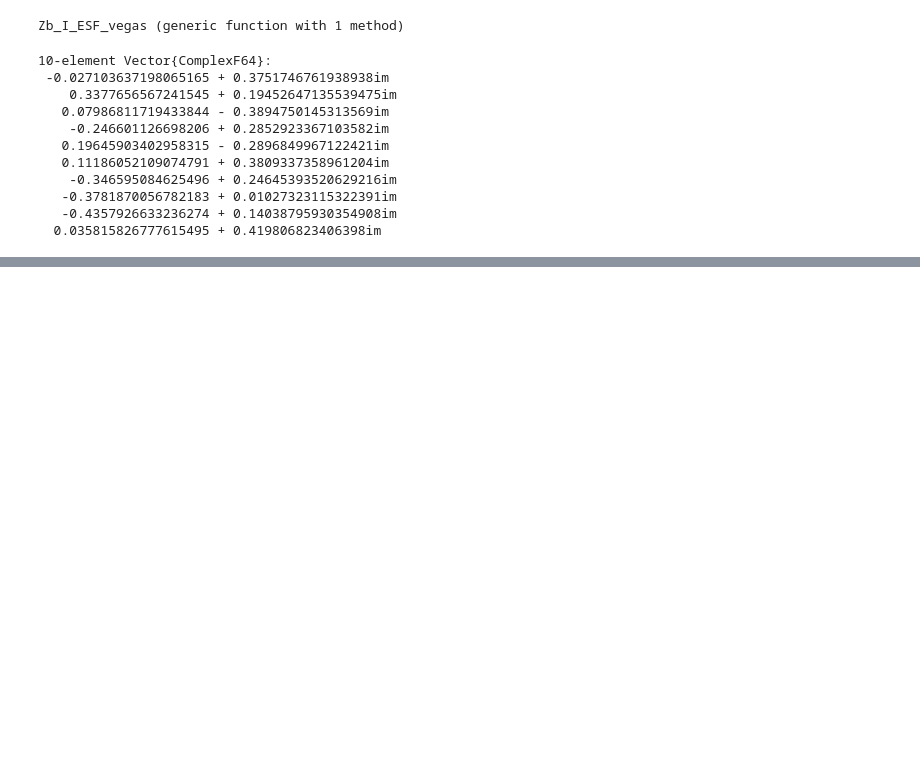
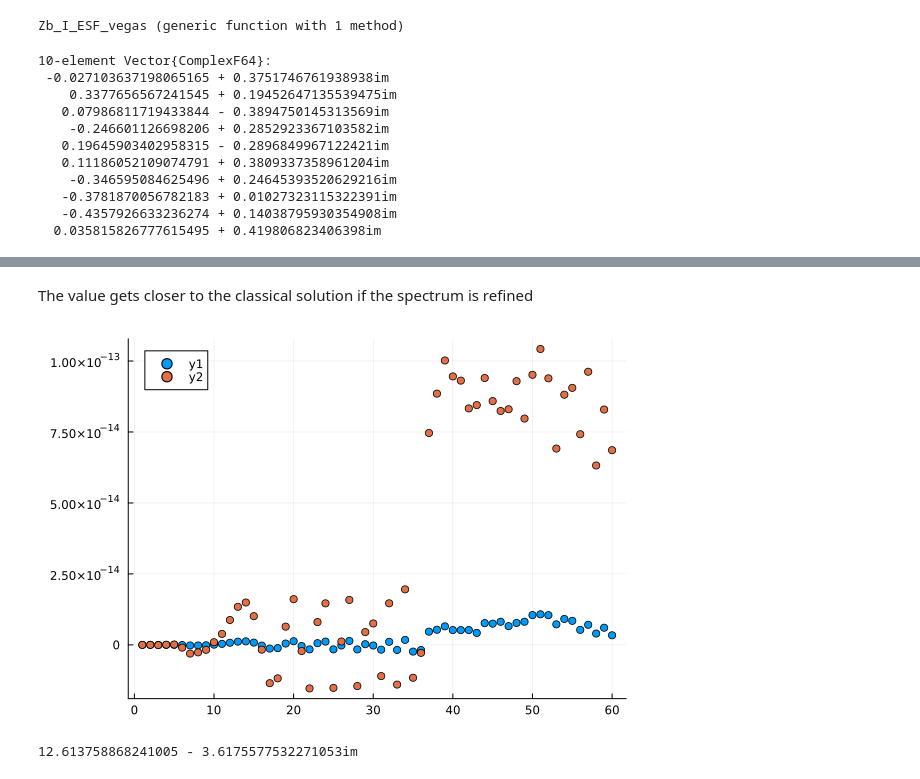
Before and after one commit to Jercheal/3d-cosmology, a Jupyter notebook: 3d_ESF_cosmology.ipynb, the cells around one changed output, grey strips where cells are left out. Cells and saved outputs as stored; diff of their text form; code cells hidden in the pictures; blank space fills up the shorter version.

```diff
--- a/3d_ESF_cosmology.ipynb
+++ b/3d_ESF_cosmology.ipynb
@@ -598,0 +235,11 @@ HessianSLϑ_sym (generic function with 1 method)
+# %% [markdown]
+The value gets closer to the classical solution if the spectrum is refined
+# %%
+scatter(real(acc_rect(Z,60)))
+scatter!(real(acc_rect(Za,60)))
+# %% [output]
+[figure, added]
+# %%
+wynn(acc_rect(Za,60))/wynn(acc_rect(Z,60))
+# %% [output]
+12.613758868241005 - 3.6175577532271053im
```
Also changed, not shown: parts of 46 cells of this notebook, 5 other files.
